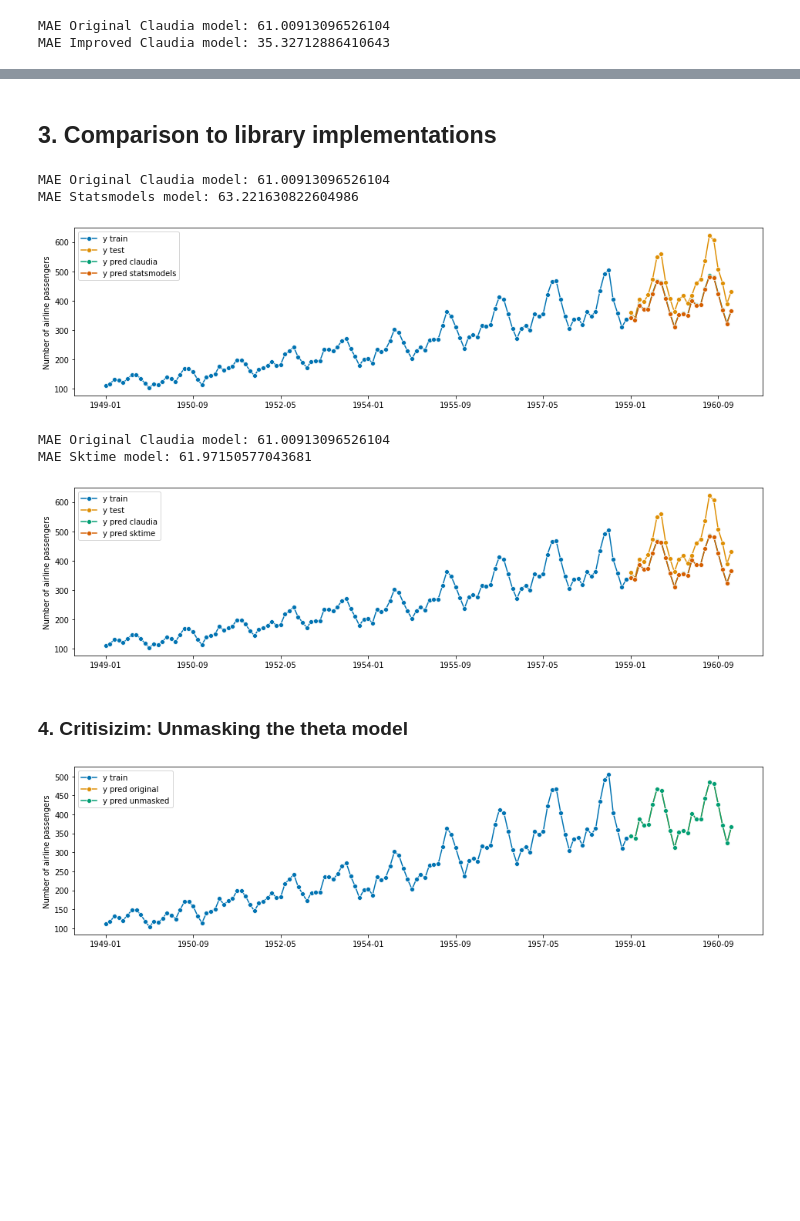
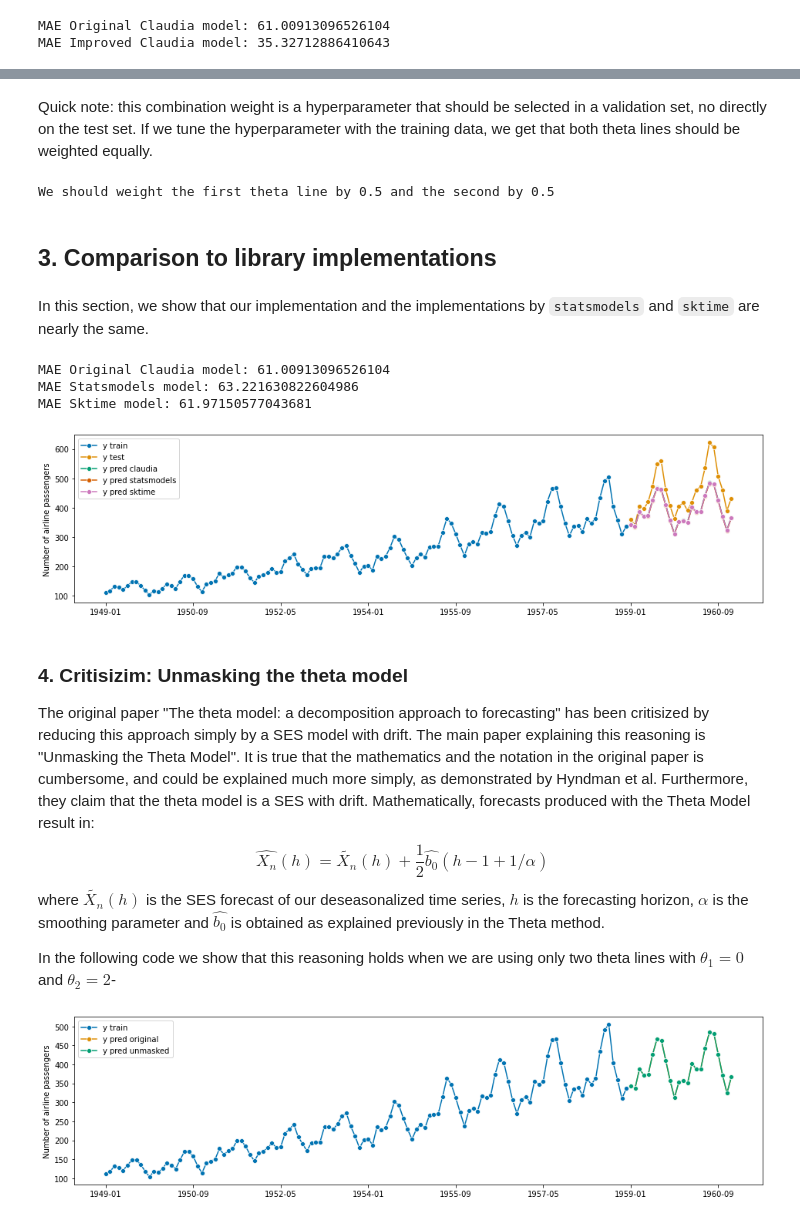
Before and after one commit to claudia-hm/datascience-explained, a Jupyter notebook: time-series/Theta Model.ipynb, the cells around one changed output, grey strips where cells are left out. Drawn from its saved outputs; the diff is of its cells as text; code cells hidden in the pictures; blank space fills up the shorter version.

Commit message:
added explanations to theta model

````diff
--- a/time-series/Theta Model.ipynb
+++ b/time-series/Theta Model.ipynb
@@ -195,29 +283,40 @@ MAE Improved Claudia model: 35.32712886410643
+# %% [markdown]
+Quick note: this combination weight is a hyperparameter that should be selected in a validation set, no directly on the test set. If we tune the hyperparameter with the training data, we get that both theta lines should be weighted equally.
+# %%
+w = tune_weights(y_deseason, thetaline1, thetaline2)
+print("We should weight the first theta line by {} and the second by {}".format(w, 1-w))
+# %% [output]
+We should weight the first theta line by 0.5 and the second by 0.5
 # %% [markdown]
 ## 3. Comparison to library implementations
+# %% [markdown]
+In this section, we show that our implementation and the implementations by ```statsmodels``` and ```sktime``` are nearly the same.
 # %%
 model = ThetaModel(y_train, period = 12)
 model = model.fit()
-forecast_3 = model.forecast(window)
-fig, ax = plot_series(y_train, y_test, forecast_1, forecast_3, labels=["y train", "y test", "y pred claudia", "y pred statsmodels"])
+forecast_4 = model.forecast(window)
+
+model = ThetaForecaster(sp=12)
+model = model.fit(y_train)
+forecast_5 = model.predict(fh_date)
+
+fig, ax = plot_series(y_train, y_test, forecast_1, forecast_4, forecast_5, labels=["y train", "y test", "y pred claudia", "y pred statsmodels", "y pred sktime"])
 print("MAE Original Claudia model: {}".format(mae(y_test, forecast_1)))
-print("MAE Statsmodels model: {}".format(mae(y_test, forecast_3)))
+print("MAE Statsmodels model: {}".format(mae(y_test, forecast_4)))
+print("MAE Sktime model: {}".format(mae(y_test, forecast_5)))
 # %% [output]
 MAE Original Claudia model: 61.00913096526104
 MAE Statsmodels model: 63.221630822604986
+MAE Sktime model: 61.97150577043681
-[figure, old version]
+[figure, new version]
-# %%
-model = ThetaForecaster(sp=12)
-model = model.fit(y_train)
-forecast_4 = model.predict(fh_date)
-fig, ax = plot_series(y_train, y_test, forecast_1, forecast_4, labels=["y train", "y test", "y pred claudia", "y pred sktime"])
-print("MAE Original Claudia model: {}".format(mae(y_test, forecast_1)))
-print("MAE Sktime model: {}".format(mae(y_test, forecast_4)))
-# %% [output]
-MAE Original Claudia model: 61.00913096526104
-MAE Sktime model: 61.97150577043681
-[figure, removed]
-# %% [markdown]
-### 4. Critisizim: Unmasking the theta model
+# %% [markdown]
+### 4. Critisizim: Unmasking the theta model
+
+The original paper "The theta model: a decomposition approach to forecasting" has been critisized by reducing this approach simply by a SES model with drift. The main paper explaining this reasoning is "Unmasking the Theta Model". It is true that the mathematics and the notation in the original paper is cumbersome, and could be explained much more simply, as demonstrated by Hyndman et al. Furthermore, they claim that the theta model is a SES with drift.
+Mathematically, forecasts produced with the Theta Model result in:
+$$\hat{X_n}(h)=\tilde{X_n}(h) + \frac{1}{2}\hat{b_0}(h-1+1/\alpha)$$ where $\tilde{X_n}(h)$ is the SES forecast of our deseasonalized time series, $h$ is the forecasting horizon, $\alpha$ is the smoothing parameter and $\hat{b_0}$ is obtained as explained previously in the Theta method.
+
+In the following code we show that this reasoning holds when we are using only two theta lines with $\theta_1 = 0$ and $\theta_2 = 2$-
 # %%
 def theta_unmasked(x, alpha, h):
     n = len(x)
````
Also changed, not shown: parts of 37 cells of this notebook.
